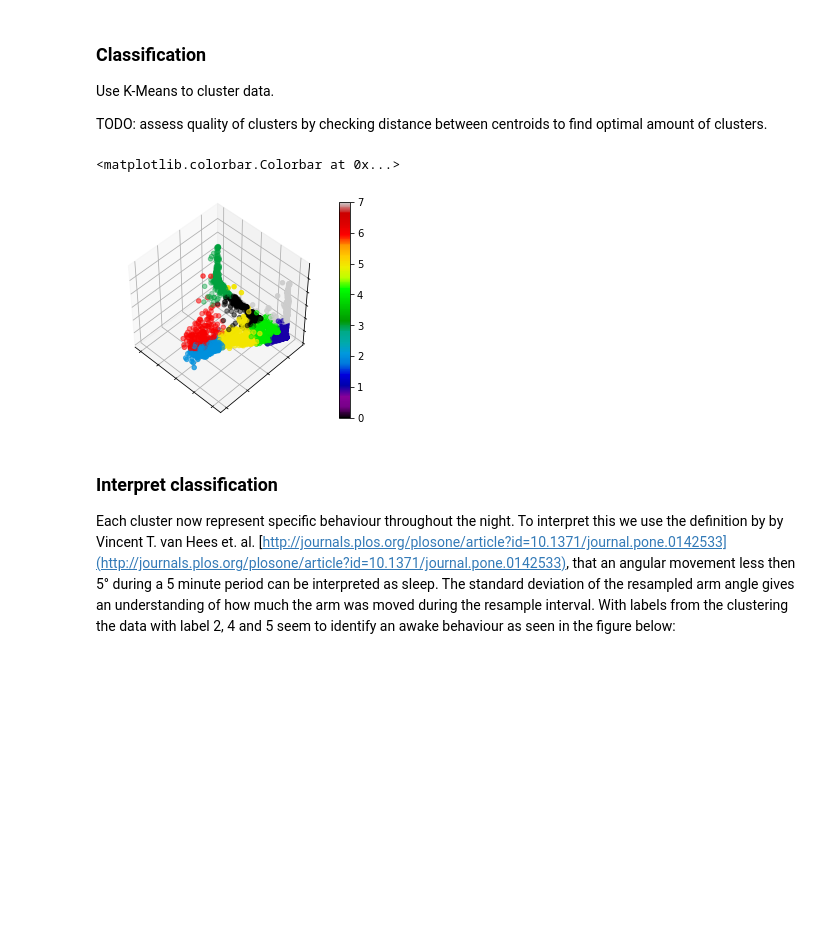
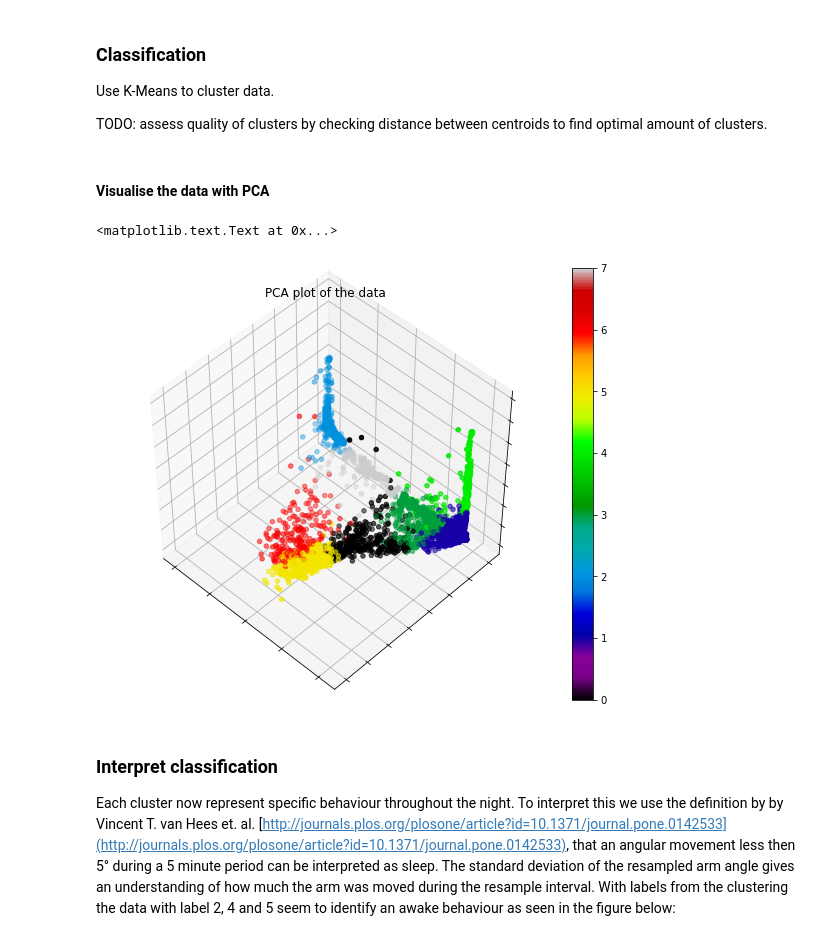
Before and after one commit to horken7/circadian-rhytm, a Jupyter notebook: analyseSleep.ipynb, the cells around one changed output. Saved outputs shown, nothing was run; the diff lists cells and outputs as text; code cells hidden in the pictures; blank space fills up the shorter version.

```diff
--- a/analyseSleep.ipynb
+++ b/analyseSleep.ipynb
@@ -216,29 +223,33 @@ label = KMeans().fit_predict(data)
 
 # fit model to data to use for further analysis
 trainModel = KMeans().fit(data)
+# %% [markdown]
+#### Visualise the data with PCA
 # %%
 # plot PCA of clusters
-fig = plt.figure(1, figsize=(4, 3))
+fig = plt.figure(1, figsize=(8, 6))
 plt.clf()
 ax = Axes3D(fig, rect=[0, 0, .95, 1], elev=48, azim=134)
 
 plt.cla()
 pca = decomposition.PCA(n_components=3)
 pca.fit(data)
 X = pca.transform(data)
 
 # only needed for non int labels (I think)
 # y = np.choose(label, [1, 2, 0]).astype(np.float)
 
 pca_plot = ax.scatter(X[:, 0], X[:, 1], X[:, 2], c=label, cmap=plt.cm.spectral) # alt. cmap='spring'
 
 ax.w_xaxis.set_ticklabels([])
 ax.w_yaxis.set_ticklabels([])
 ax.w_zaxis.set_ticklabels([])
 fig.colorbar(pca_plot, ax=ax)
+
+ax.set_title("PCA plot of the data")
 # %% [output]
-<matplotlib.colorbar.Colorbar at 0x...>
+<matplotlib.text.Text at 0x...>
-[figure, old version]
+[figure, new version]
 # %% [markdown]
 ### Interpret classification
 Each cluster now represent specific behaviour throughout the night. To interpret this we use the definition by by Vincent T. van Hees et. al. [http://journals.plos.org/plosone/article?id=10.1371/journal.pone.0142533](http://journals.plos.org/plosone/article?id=10.1371/journal.pone.0142533), that an angular movement less then 5° during a 5 minute period can be interpreted as sleep. The standard deviation of the resampled arm angle gives an understanding of how much the arm was moved during the resample interval. With labels from the clustering the data with label 2, 4 and 5
```
Also changed, not shown: parts of 18 cells of this notebook.
